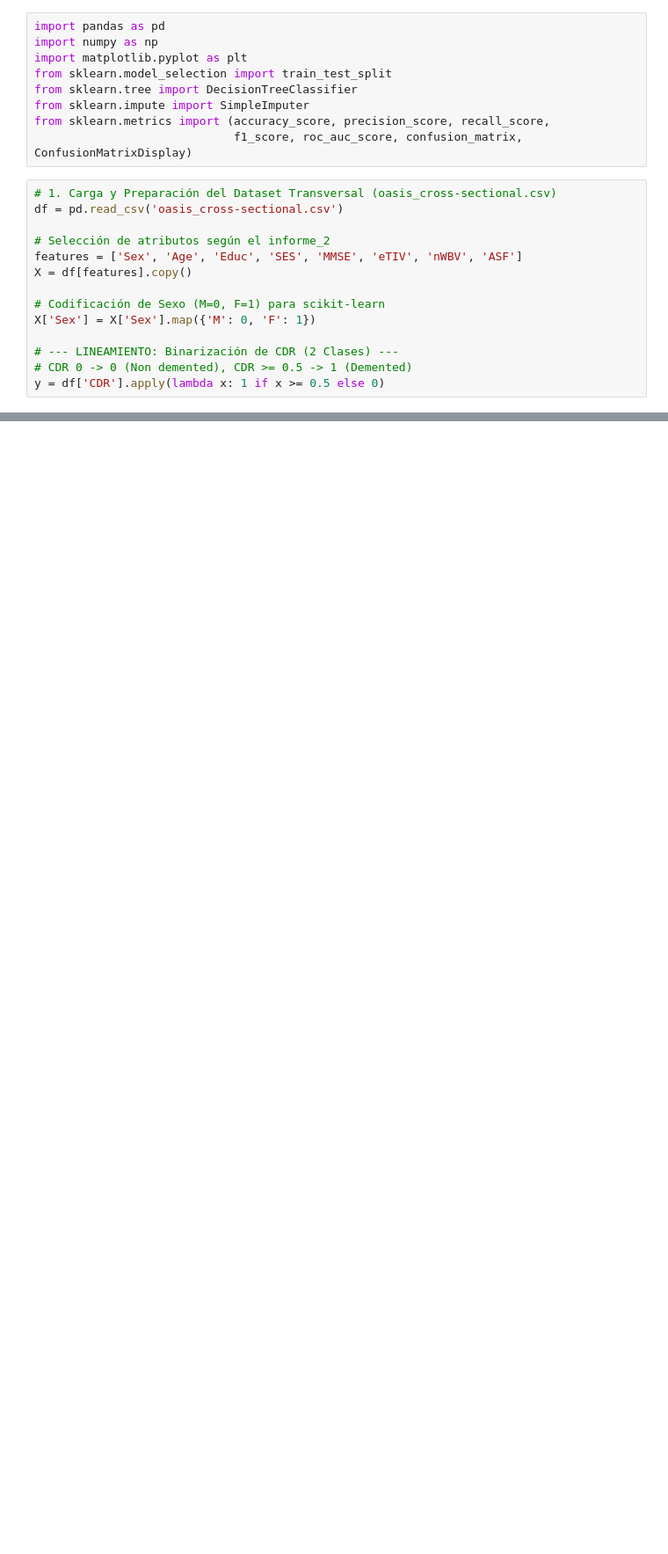
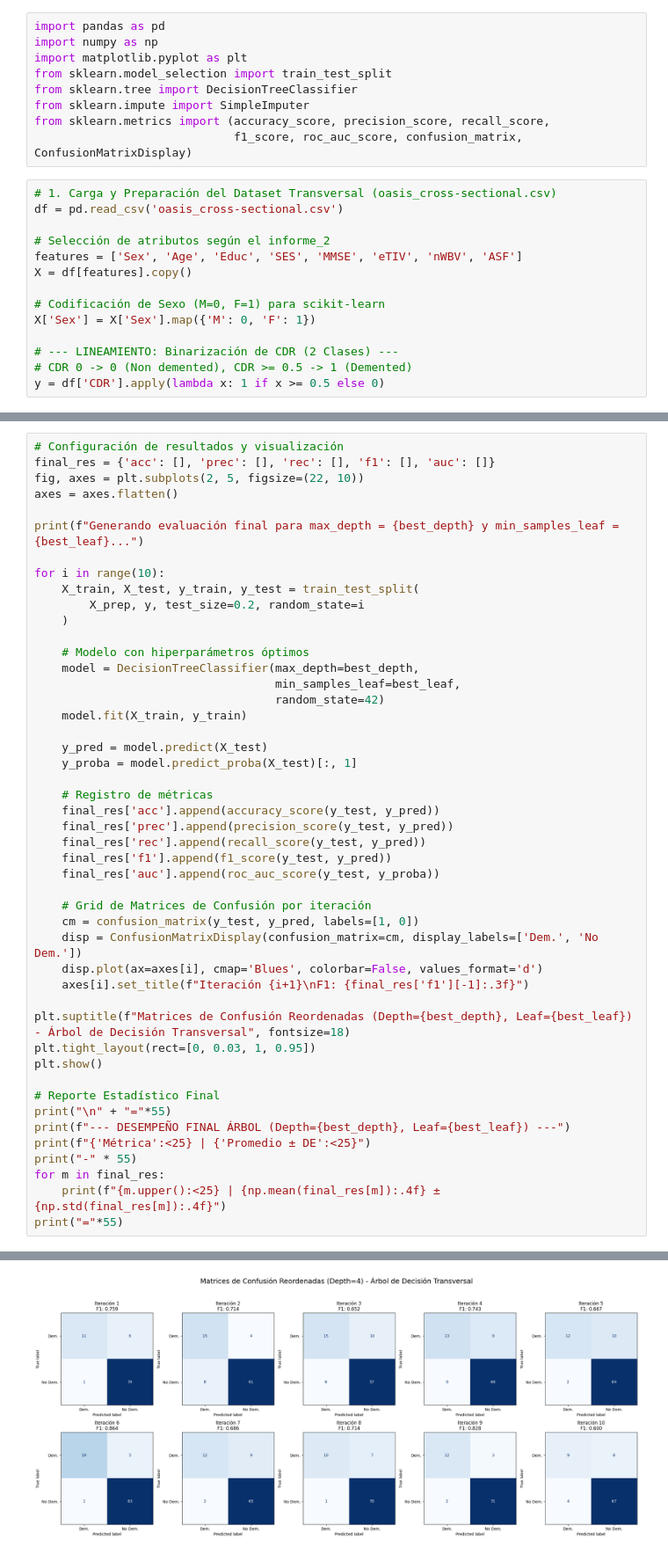
Before and after one commit to felipe0435/Proyecto-2-Mineria-de-datos, a Jupyter notebook: final/arboles2.ipynb, the cells around one changed output, grey strips where cells are left out. Shown at 88% size. Drawn from its saved outputs; the diff is of its cells as text; blank space fills up the shorter version.

```diff
--- a/final/arboles2.ipynb
+++ b/final/arboles2.ipynb
@@ -190,3 +234,51 @@ REC                       | 0.9258 ± 0.0365
 F1                        | 0.7238 ± 0.0626
 AUC                       | 0.9389 ± 0.0198
 =======================================================
+# %%
+# Configuración de resultados y visualización
+final_res = {'acc': [], 'prec': [], 'rec': [], 'f1': [], 'auc': []}
+fig, axes = plt.subplots(2, 5, figsize=(22, 10))
+axes = axes.flatten()
+
+print(f"Generando evaluación final para max_depth = {best_depth} y min_samples_leaf = {best_leaf}...")
+
+for i in range(10):
+    X_train, X_test, y_train, y_test = train_test_split(
+        X_prep, y, test_size=0.2, random_state=i
+    )
+
+    # Modelo con hiperparámetros óptimos
+    model = DecisionTreeClassifier(max_depth=best_depth,
+                                   min_samples_leaf=best_leaf,
+                                   random_state=42)
+    model.fit(X_train, y_train)
+
+    y_pred = model.predict(X_test)
+    y_proba = model.predict_proba(X_test)[:, 1]
+
+    # Registro de métricas
+    final_res['acc'].append(accuracy_score(y_test, y_pred))
+    final_res['prec'].append(precision_score(y_test, y_pred))
+    final_res['rec'].append(recall_score(y_test, y_pred))
+    final_res['f1'].append(f1_score(y_test, y_pred))
+    final_res['auc'].append(roc_auc_score(y_test, y_proba))
+
+    # Grid de Matrices de Confusión por iteración
+    cm = confusion_matrix(y_test, y_pred, labels=[1, 0])
+    disp = ConfusionMatrixDisplay(confusion_matrix=cm, display_labels=['Dem.', 'No Dem.'])
+    disp.plot(ax=axes[i], cmap='Blues', colorbar=False, values_format='d')
+    axes[i].set_title(f"Iteración {i+1}\nF1: {final_res['f1'][-1]:.3f}")
+
+plt.suptitle(f"Matrices de Confusión Reordenadas (Depth={best_depth}, Leaf={best_leaf}) - Árbol de Decisión Transversal", fontsize=18)
+plt.tight_layout(rect=[0, 0.03, 1, 0.95])
+plt.show()
+
+# Reporte Estadístico Final
+print("\n" + "="*55)
+print(f"--- DESEMPEÑO FINAL ÁRBOL (Depth={best_depth}, Leaf={best_leaf}) ---")
+print(f"{'Métrica':<25} | {'Promedio ± DE':<25}")
+print("-" * 55)
+for m in final_res:
+    print(f"{m.upper():<25} | {np.mean(final_res[m]):.4f} ± {np.std(final_res[m]):.4f}")
+print("="*55)
+# %% [output]
@@ -192,0 +286 @@ AUC                       | 0.9389 ± 0.0198
+[figure, added]
```
Also changed, not shown: parts of 4 cells of this notebook, 8 other files.
